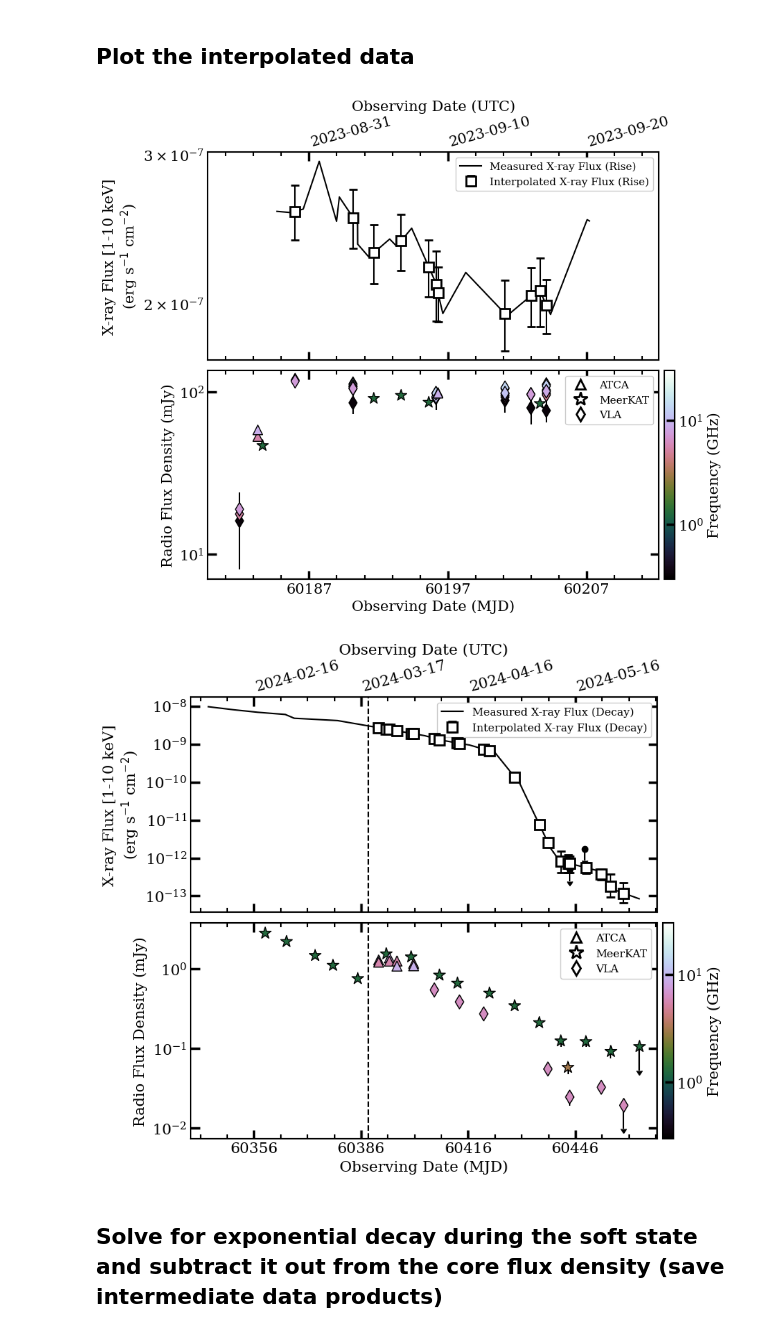
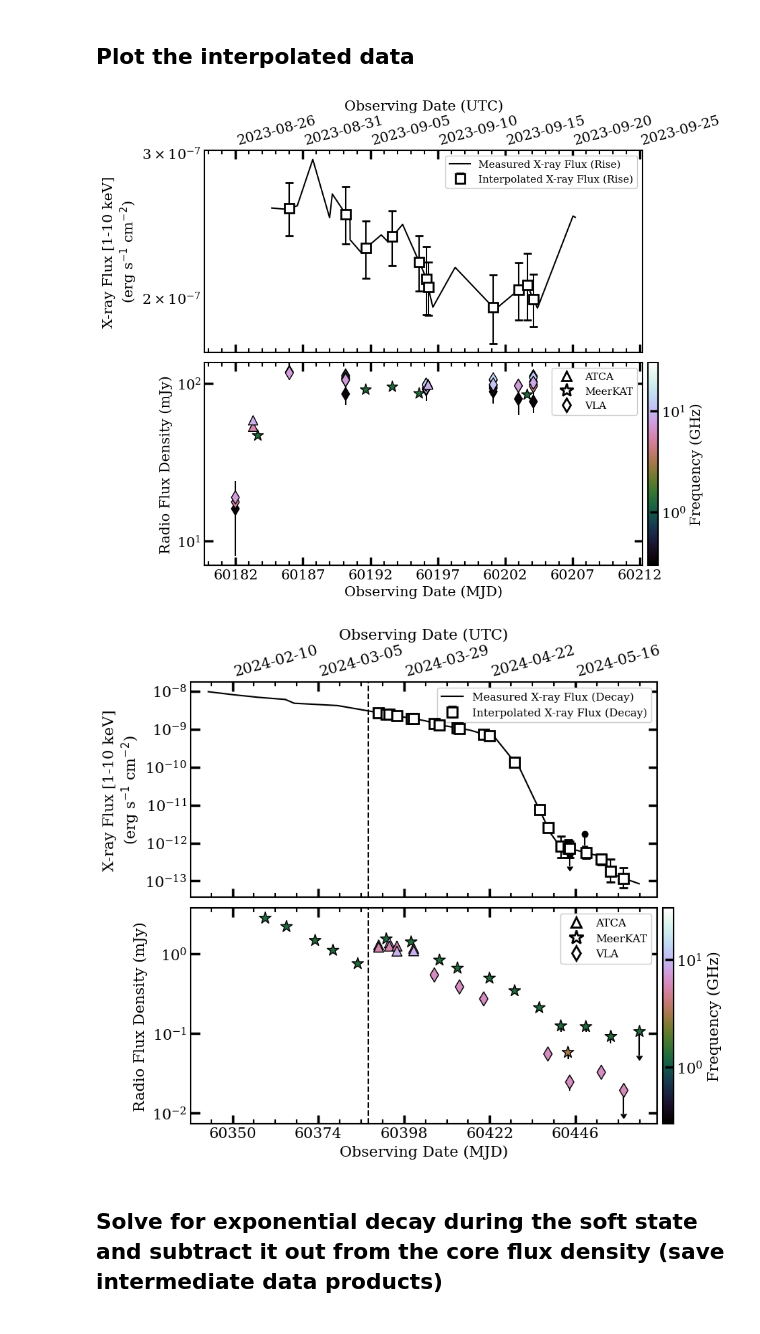
Before and after one commit to AKHughes1994/SwJ1727_2023_Outburst, a Jupyter notebook: RadioXrayCorrelation/SWJ1717_LRLX_Notebook.ipynb, the cells around one changed output. Saved outputs shown, nothing was run; the diff lists cells and outputs as text; code cells hidden in the pictures.

```diff
--- a/RadioXrayCorrelation/SWJ1717_LRLX_Notebook.ipynb
+++ b/RadioXrayCorrelation/SWJ1717_LRLX_Notebook.ipynb
@@ -741,7 +746,7 @@ setup_plot(ax, 'X-ray Flux [1-10 keV]\n(erg s$^{-1}$ cm$^{-2}$)', legend_element
 fig.colorbar(cplt, ax=ax[1], shrink=1, pad=0.01, label="Frequency (GHz)")
 
 # Format and align axes
-FormatAxis(ax, xrt_rise[0], dt=5, interval=10)
+FormatAxis(ax, xrt_rise[0], dt=5, interval=5)
 align_axis_x(ax[0], ax[1])
 
 # Save and show the rise plot
@@ -749,36 +754,36 @@ plt.savefig('plots/SWJ1717_Interp_Rise.pdf', bbox_inches='tight')
 plt.show()
 
 
 # ---------------- #
 # Plot the Decay Data #
 # ---------------- #
 
 # Initialize the plot for the decay phase
 fig, ax = plt.subplots(2, 1, figsize=(10, 8), sharex=True, gridspec_kw={'hspace': 0.05})
 
 # Plot X-ray and radio data for the decay phase
 plot_xray(ax[0], xrt_decay, xrt_decay_interp, 'Decay')
 plot_radio(ax[1], [mkat_decay, vla_decay, atca_decay], ['MeerKAT', 'VLA', 'ATCA'], ['*', 'd', '^'], [150, 100, 100])
 
 # Add labels, legends, and color bar
 setup_plot(ax, 'X-ray Flux [1-10 keV]\n(erg s$^{-1}$ cm$^{-2}$)', legend_elements)
 fig.colorbar(cplt, ax=ax[1], shrink=1, pad=0.01, label="Frequency (GHz)")
 
 # Highlight the soft-to-hard state transition (decay only)
 transition_date = Time(60388, format='mjd').datetime
 ax[0].axvline(transition_date, ls='--', c='k')
 ax[1].axvline(transition_date, ls='--', c='k')
 
 # Format and align axes
-FormatAxis(ax, xrt_decay[0], dt=5, interval=30)
+FormatAxis(ax, xrt_decay[0], dt=5, interval=24)
 align_axis_x(ax[0], ax[1])
 
 # Save and show the decay plot
 plt.savefig('plots/SWJ1717_Interp_Decay.pdf', bbox_inches='tight')
 plt.show()
 # %% [output]
-[figure, old version]
+[figure, new version]
-[figure, old version]
+[figure, new version]
 # %% [markdown]
 ## Solve for exponential decay during the soft state and subtract it out from the core flux density (save intermediate data products)
 # %%
```
Also changed, not shown: parts of 9 cells of this notebook, 24 other files.
